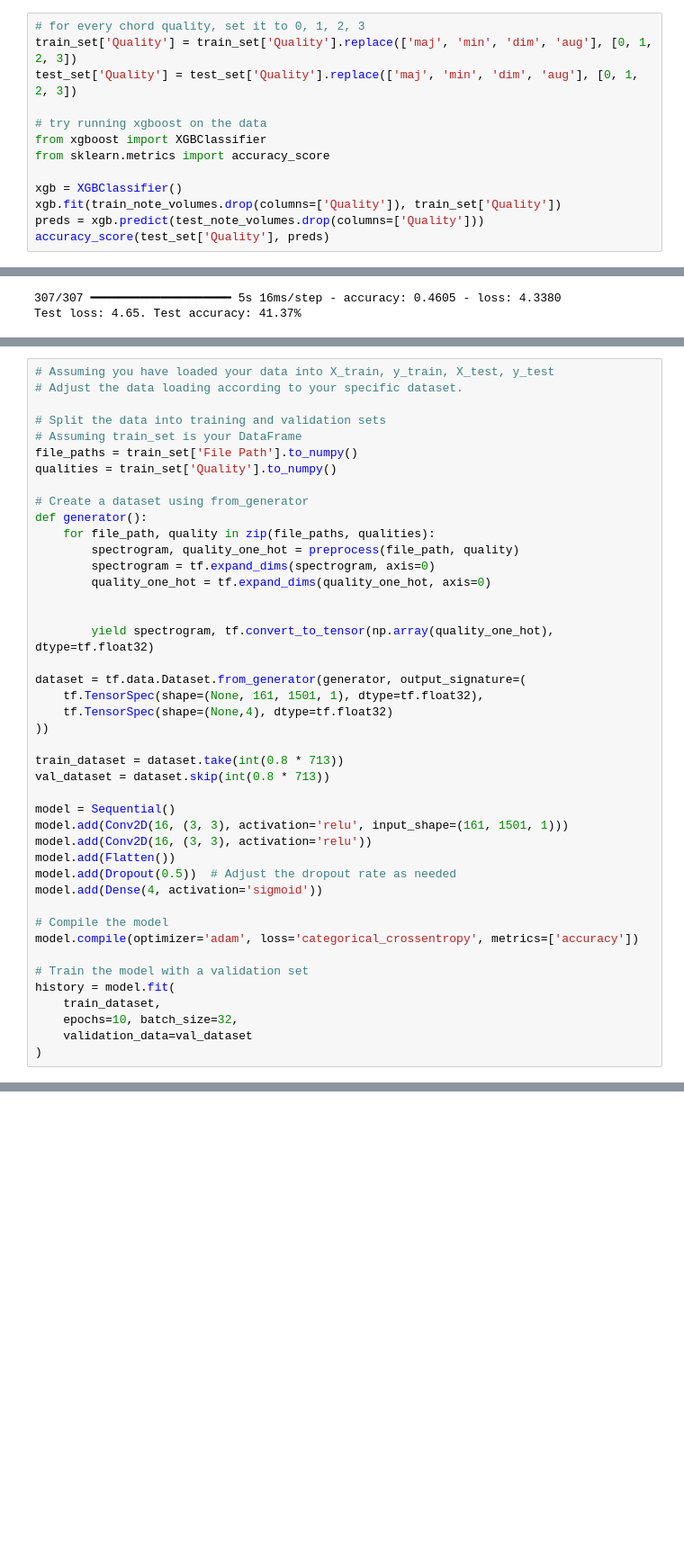
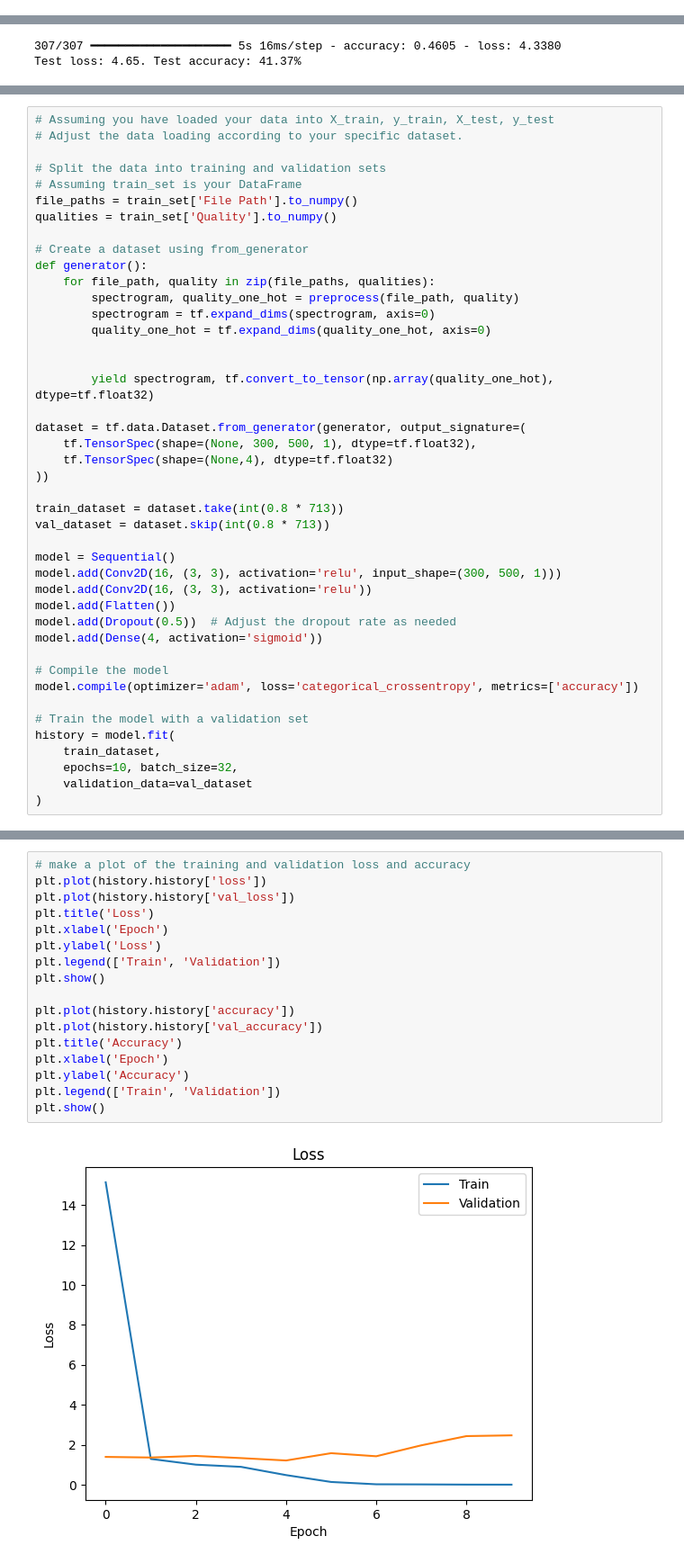
Before and after one commit to adrianmc15/MATH156-Chord-Transcription, a Jupyter notebook: stage_3_cnn_classifier_part_1.ipynb, the cells around one changed output, grey strips where cells are left out. Shown: that part at 90% size. Saved outputs shown, nothing was run; the diff lists cells and outputs as text; blank space fills up the shorter version.

Commit message:
making some graphs

```diff
--- a/stage_3_cnn_classifier_part_1.ipynb
+++ b/stage_3_cnn_classifier_part_1.ipynb
@@ -228,13 +104,0 @@ accuracy_score(test_set['Quality'], preds)
-# %%
-# for every chord quality, set it to 0, 1, 2, 3
-train_set['Quality'] = train_set['Quality'].replace(['maj', 'min', 'dim', 'aug'], [0, 1, 2, 3])
-test_set['Quality'] = test_set['Quality'].replace(['maj', 'min', 'dim', 'aug'], [0, 1, 2, 3])
-
-# try running xgboost on the data
-from xgboost import XGBClassifier
-from sklearn.metrics import accuracy_score
-
-xgb = XGBClassifier()
-xgb.fit(train_note_volumes.drop(columns=['Quality']), train_set['Quality'])
-preds = xgb.predict(test_note_volumes.drop(columns=['Quality']))
-accuracy_score(test_set['Quality'], preds)
@@ -442,7 +219,7 @@ def generator():
         yield spectrogram, tf.convert_to_tensor(np.array(quality_one_hot), dtype=tf.float32)
 
 dataset = tf.data.Dataset.from_generator(generator, output_signature=(
-    tf.TensorSpec(shape=(None, 161, 1501, 1), dtype=tf.float32),
+    tf.TensorSpec(shape=(None, 300, 500, 1), dtype=tf.float32),
     tf.TensorSpec(shape=(None,4), dtype=tf.float32)
 ))
 
@@ -450,7 +227,7 @@ train_dataset = dataset.take(int(0.8 * 713))
 val_dataset = dataset.skip(int(0.8 * 713))
 
 model = Sequential()
-model.add(Conv2D(16, (3, 3), activation='relu', input_shape=(161, 1501, 1)))
+model.add(Conv2D(16, (3, 3), activation='relu', input_shape=(300, 500, 1)))
 model.add(Conv2D(16, (3, 3), activation='relu'))
 model.add(Flatten())
 model.add(Dropout(0.5))  # Adjust the dropout rate as needed
@@ -489,0 +266,19 @@ Epoch 10/10
+# %%
+# make a plot of the training and validation loss and accuracy
+plt.plot(history.history['loss'])
+plt.plot(history.history['val_loss'])
+plt.title('Loss')
+plt.xlabel('Epoch')
+plt.ylabel('Loss')
+plt.legend(['Train', 'Validation'])
+plt.show()
+
+plt.plot(history.history['accuracy'])
+plt.plot(history.history['val_accuracy'])
+plt.title('Accuracy')
+plt.xlabel('Epoch')
+plt.ylabel('Accuracy')
+plt.legend(['Train', 'Validation'])
+plt.show()
+# %% [output]
+[figure, added]
```
Also changed, not shown: parts of 20 cells of this notebook.
